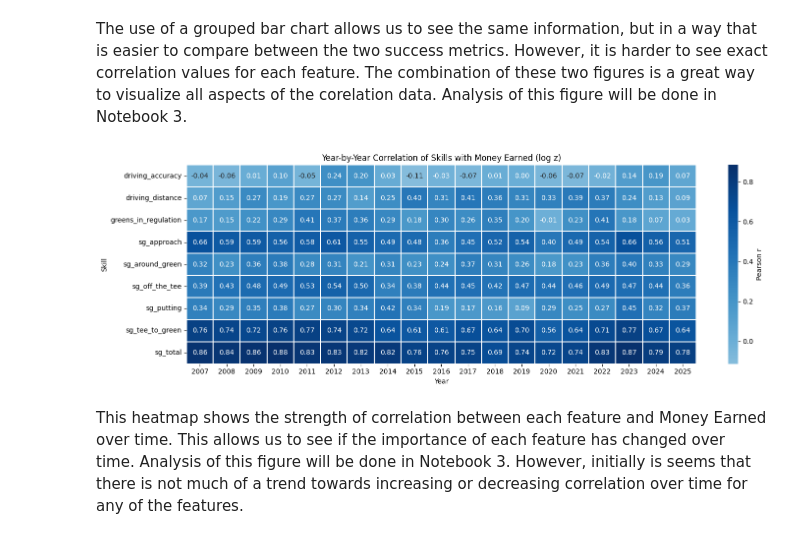
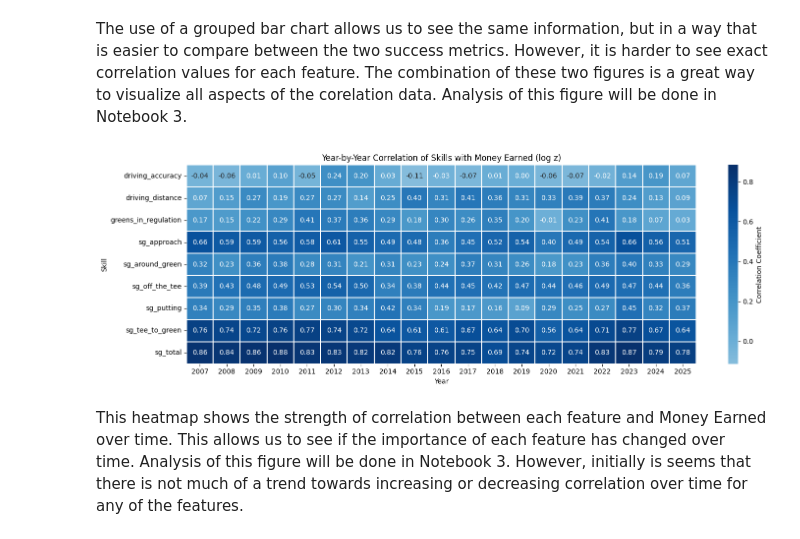
Before and after one commit to MaxGuryan9/final_project, a Jupyter notebook: data_exploration.ipynb, the cells around one changed output. Cells and saved outputs as stored; diff of their text form; code cells hidden in the pictures.

```diff
--- a/data_exploration.ipynb
+++ b/data_exploration.ipynb
@@ -266,22 +266,23 @@ The use of a grouped bar chart allows us to see the same information, but in a w
 # %%
 skills = ["sg_off_the_tee","sg_approach","sg_around_green","sg_putting","sg_tee_to_green","sg_total", "greens_in_regulation" , "driving_distance", "driving_accuracy"]
 
 rows = []
 for yr, g in PGA_clean_z.groupby("year"):
     c = g[skills + ["money_earned_log_z"]].corr().loc[skills, "money_earned_log_z"]
     for metric, val in c.items():
         rows.append({"year": yr, "metric": metric, "corr": val})
 
 corr_by_year = pd.DataFrame(rows)
 corr_pivot = corr_by_year.pivot(index="metric", columns="year", values="corr")
 
 plt.figure(figsize=(15, 5))
-sns.heatmap(corr_pivot, cmap="Blues", center=0, linewidths=0.3, cbar_kws={"label": "Pearson r"} ,  annot=True, fmt=".2f")
+sns.heatmap(corr_pivot, cmap="Blues", center=0, linewidths=0.3, cbar_kws={"label": "Correlation Coefficient"} ,  annot=True, fmt=".2f")
 plt.title("Year-by-Year Correlation of Skills with Money Earned (log z)")
-plt.xlabel("Year"); plt.ylabel("Skill")
+plt.xlabel("Year")
+plt.ylabel("Skill")
 plt.tight_layout()
 plt.show()
 # %% [output]
-[figure, old version]
+[figure, new version]
 # %% [markdown]
 This heatmap shows the strength of correlation between each feature and Money Earned over time. This allows us to see if the importance of each feature has changed over time. Analysis of this figure will be done in Notebook 3. However, initially is seems that there is not much of a trend towards increasing or decreasing correlation over time for any of the features.
```
